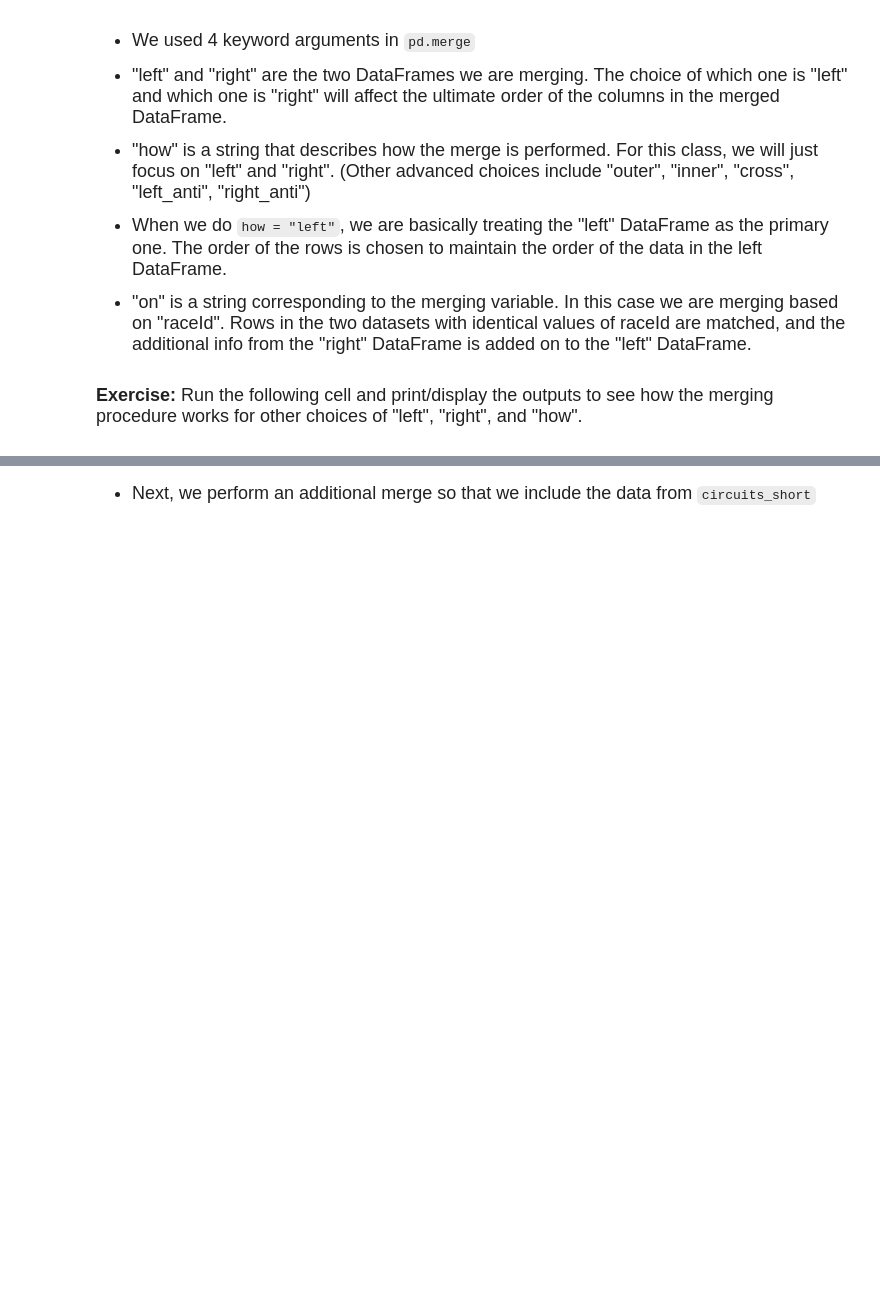
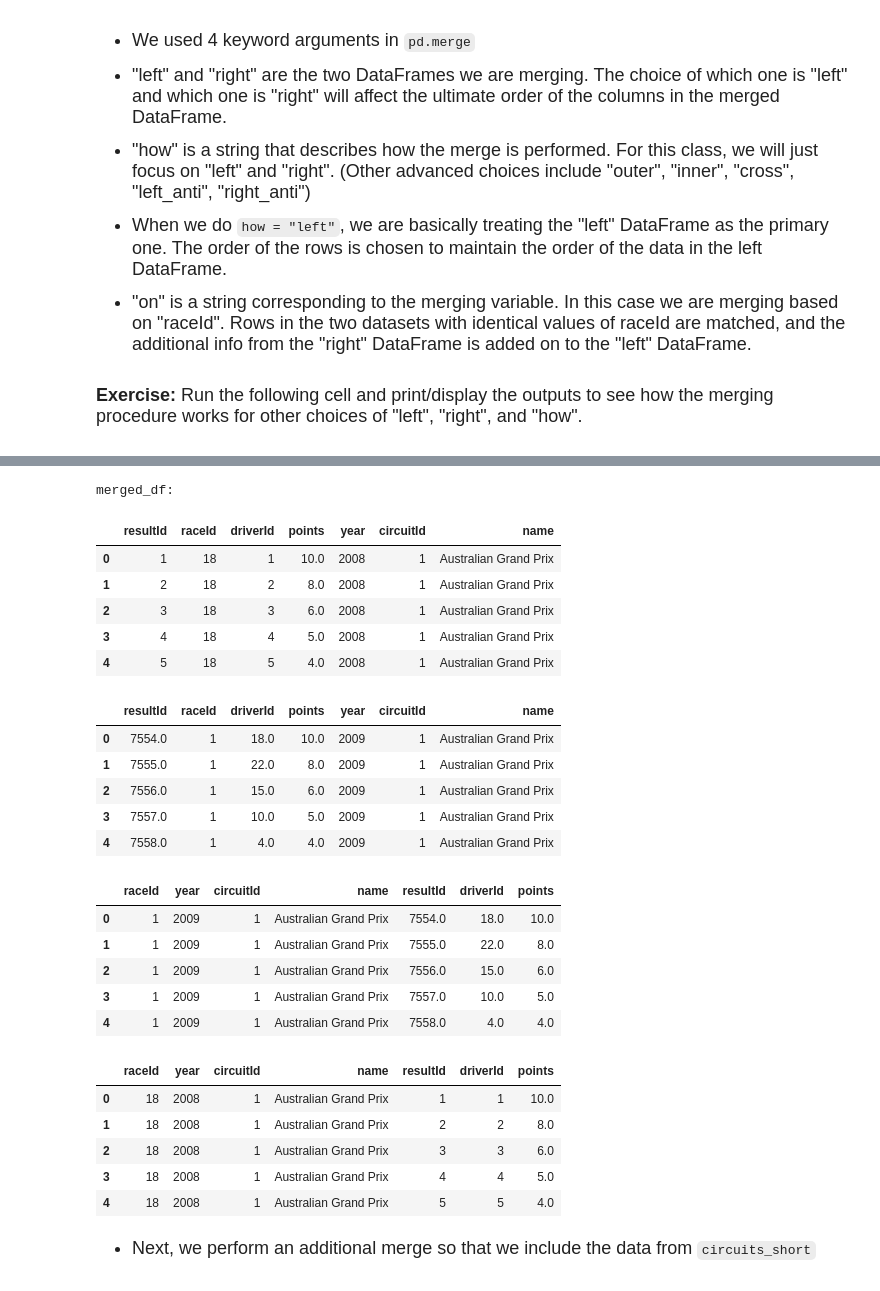
Before and after one commit to aashviagarwal/datasci151fall2026, a Jupyter notebook: lecture_09_merging_and_cleaning/Lecture09a_merging classnotes.ipynb, the cells around one changed output, grey strips where cells are left out. Drawn from its saved outputs; the diff is of its cells as text; code cells hidden in the pictures; blank space fills up the shorter version.

```diff
--- a/lecture_09_merging_and_cleaning/Lecture09a_merging classnotes.ipynb
+++ b/lecture_09_merging_and_cleaning/Lecture09a_merging classnotes.ipynb
@@ -265,9 +306,45 @@ display(df_merged.iloc[[0, 23, 46], :])
 # %%
+df_merged_1 = pd.merge(left = results_short, right = races_short, how = "left" , on = "raceId")
+
 df_merged_2 = pd.merge(left = results_short, right = races_short, how = "right", on = "raceId")
 
-df_merged_3 = pd.merge(left = races_short, right = results_short, how = "left", on = "raceId")
+df_merged_3 = pd.merge(left = races_short, right = results_short, how = "left", on = "raceId") ## ordering is done based on the raceId column in races_short
 
-df_merged_4 = pd.merge(left = races_short, right = results_short, how = "right", on = "raceId")
+df_merged_4 = pd.merge(left = races_short, right = results_short, how = "right", on = "raceId") ## ordering here is done based on the raceId column in results_short
+
+
+
+print("merged_df: ")
+display(df_merged_1.head())
+display(df_merged_2.head())
+display(df_merged_3.head())
+display(df_merged_4.head())
+# %% [output]
+merged_df:
+|  | resultId | raceId | driverId | points | year | circuitId | name |
+| 0 | 1 | 18 | 1 | 10.0 | 2008 | 1 | Australian Grand Prix |
+| 1 | 2 | 18 | 2 | 8.0 | 2008 | 1 | Australian Grand Prix |
+| 2 | 3 | 18 | 3 | 6.0 | 2008 | 1 | Australian Grand Prix |
+| 3 | 4 | 18 | 4 | 5.0 | 2008 | 1 | Australian Grand Prix |
+| 4 | 5 | 18 | 5 | 4.0 | 2008 | 1 | Australian Grand Prix |
+|  | resultId | raceId | driverId | points | year | circuitId | name |
+| 0 | 7554.0 | 1 | 18.0 | 10.0 | 2009 | 1 | Australian Grand Prix |
+| 1 | 7555.0 | 1 | 22.0 | 8.0 | 2009 | 1 | Australian Grand Prix |
+| 2 | 7556.0 | 1 | 15.0 | 6.0 | 2009 | 1 | Australian Grand Prix |
+| 3 | 7557.0 | 1 | 10.0 | 5.0 | 2009 | 1 | Australian Grand Prix |
+| 4 | 7558.0 | 1 | 4.0 | 4.0 | 2009 | 1 | Australian Grand Prix |
+|  | raceId | year | circuitId | name | resultId | driverId | points |
+| 0 | 1 | 2009 | 1 | Australian Grand Prix | 7554.0 | 18.0 | 10.0 |
+| 1 | 1 | 2009 | 1 | Australian Grand Prix | 7555.0 | 22.0 | 8.0 |
+| 2 | 1 | 2009 | 1 | Australian Grand Prix | 7556.0 | 15.0 | 6.0 |
+| 3 | 1 | 2009 | 1 | Australian Grand Prix | 7557.0 | 10.0 | 5.0 |
+| 4 | 1 | 2009 | 1 | Australian Grand Prix | 7558.0 | 4.0 | 4.0 |
+|  | raceId | year | circuitId | name | resultId | driverId | points |
+| 0 | 18 | 2008 | 1 | Australian Grand Prix | 1 | 1 | 10.0 |
+| 1 | 18 | 2008 | 1 | Australian Grand Prix | 2 | 2 | 8.0 |
+| 2 | 18 | 2008 | 1 | Australian Grand Prix | 3 | 3 | 6.0 |
+| 3 | 18 | 2008 | 1 | Australian Grand Prix | 4 | 4 | 5.0 |
+| 4 | 18 | 2008 | 1 | Australian Grand Prix | 5 | 5 | 4.0 |
 # %% [markdown]
 <font size = "4">
 
```
Also changed, not shown: parts of 4 cells of this notebook, 1 other file.
